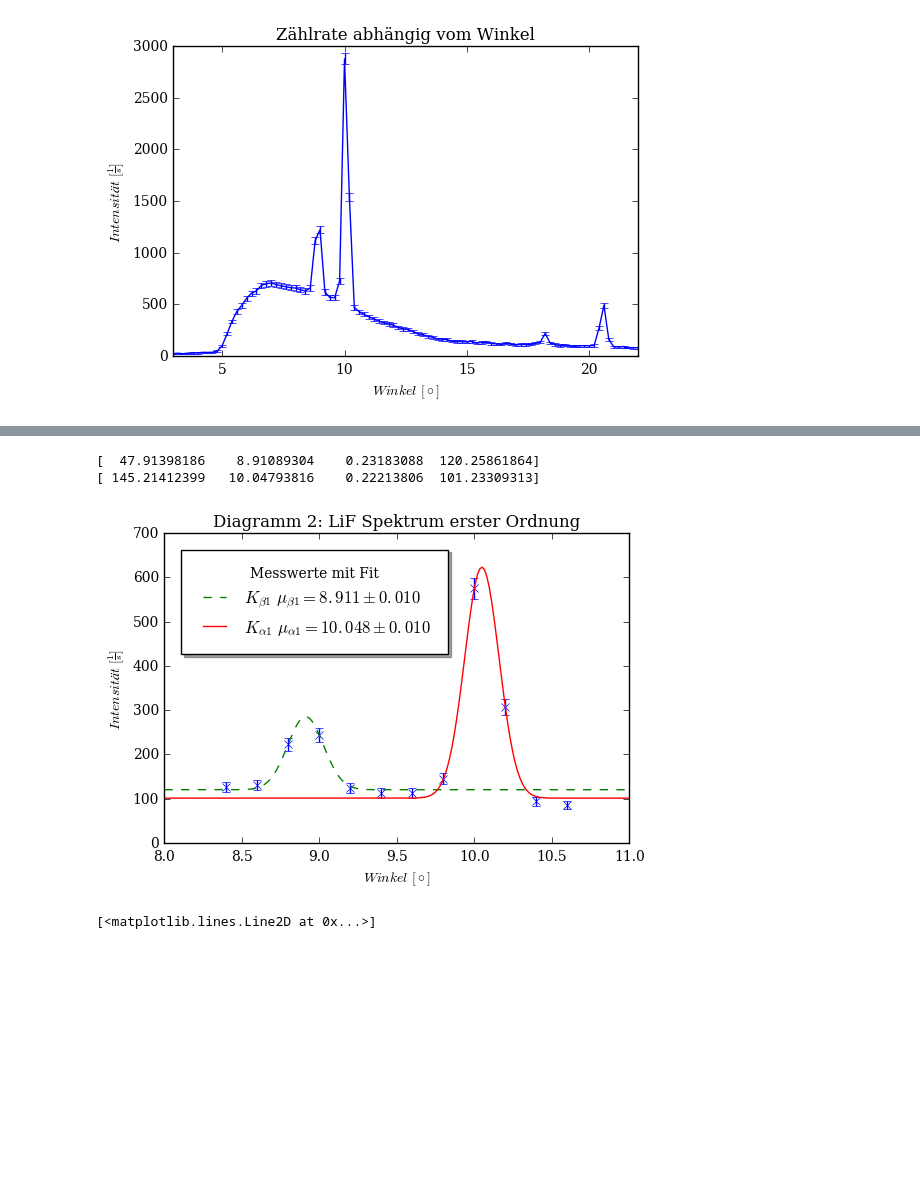
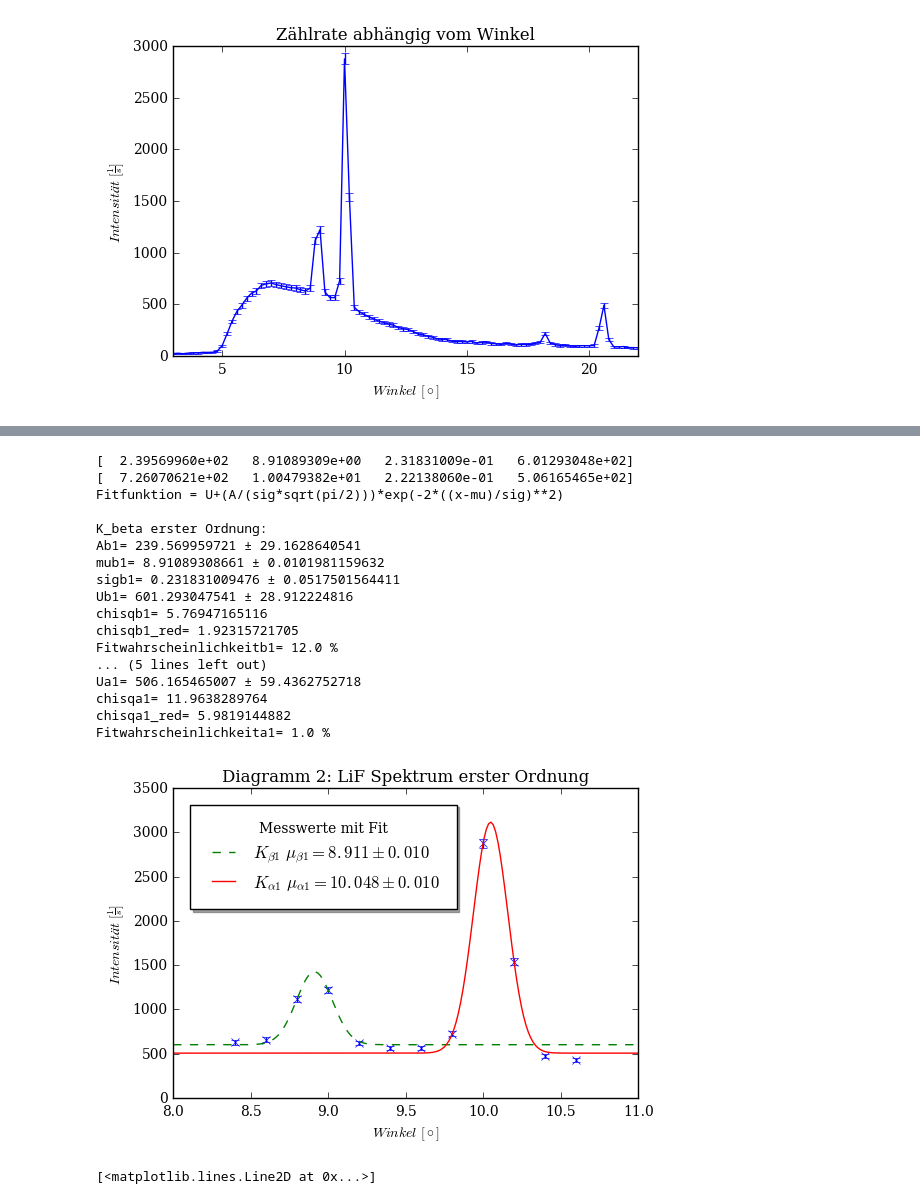
Before and after one commit to woskar/pap2-lab-training, a Jupyter notebook: v255/v255_spektrometer.ipynb, the cells around one changed output, grey strips where cells are left out. Cells and saved outputs as stored; diff of their text form; code cells hidden in the pictures; blank space fills up the shorter version.

Commit message:
data printout and goodness of fit included

```diff
--- a/v255/v255_spektrometer.ipynb
+++ b/v255/v255_spektrometer.ipynb
@@ -102,39 +114,91 @@ Fitwahrscheinlichkeit= 80.0 %
 #Zählrate als Funktion des Winkels, bestimmen der Wellenlängen von Ka und Kb
 
 #Fitfunktion für Peaks
 def gauss(x, A, mu, sig,U):
     return U+(A/(sig*np.sqrt(np.pi/2)))*np.exp(-2*((x-mu)/sig)**2)
 
 #Auswählen des Spektrums erster Ordnung
 ang3=angle[27:39]
 int3=intensity[27:39]
 dint3=dintensity[27:39]
 
 #Gausskurven an die Peaks fitten
-poptb1, pcovb1=curve_fit(gauss,ang3[0:6], int3[0:6], p0=[47,9,0.2,120], sigma=dint3[0:6])
-popta1, pcova1=curve_fit(gauss,ang3[6:11], int3[6:11], p0=[145,10,0.2,100], sigma=dint3[6:11])
+poptb1, pcovb1=curve_fit(gauss,ang3[0:6], int3[0:6], p0=[240,9,0.23,601], sigma=dint3[0:6])
+popta1, pcova1=curve_fit(gauss,ang3[6:11], int3[6:11], p0=[726,10,0.2,500], sigma=dint3[6:11])
+perrb1 = np.sqrt(np.diag(pcovb1))
+perra1 = np.sqrt(np.diag(pcova1))
 x3=np.linspace(8,11,200)
+
+#Güte der Fits bestimmen:
+#Güte Kbeta Linie
+chisqb1=np.sum((gauss(ang3[0:6],*poptb1)-int3[0:6])**2/dint3[0:6]**2)
+dofb1=3
+chisqb1_red=chisqb1/dofb1
+probb1=round(1-chi2.cdf(chisqb1,dofb1),2)*100
+
+#Güte Kalpha Linie
+chisqa1=np.sum((gauss(ang3[6:11],*popta1)-int3[6:11])**2/dint3[6:11]**2)
+dofa1=2
+chisqa1_red=chisqa1/dofa1
+proba1=round(1-chi2.cdf(chisqa1,dofb1),2)*100
+
 
 #Plotten der Punkte und des Fits
 plt.errorbar(ang3, int3,yerr=dint3, linestyle='none', marker='x')
 plt.plot(x3, gauss(x3, *poptb1), linestyle='--', label='$K_{\\beta1}\ \\mu_{\\beta1}=%.3f\pm%.3f$' %(poptb1[1], np.sqrt(pcovb1[1][1])))
 plt.plot(x3, gauss(x3, *popta1), label='$K_{\\alpha1}\ \\mu_{\\alpha1}=%.3f\pm%.3f$' %(popta1[1], np.sqrt(pcova1[1][1])))
 plt.xlabel('$Winkel\ [\circ]$')
 plt.ylabel('$Intensität\ [\\frac{1}{s}]$')
 plt.title('Diagramm 2: LiF Spektrum erster Ordnung')
 plt.rcParams["font.family"]='serif'
 plt.legend(title='Messwerte mit Fit', borderpad=1, borderaxespad=1, loc='best', shadow='true')
 #plt.axis((3, 6.2, 0, 600))
+#\chi_{red}^{2}=%.2f\pm%.2f
 
-#\chi_{red}^{2}=%.2f\pm%.2f
+
+#Ausgeben der rohen Werte
 print (poptb1)
 print (popta1)
+print('Fitfunktion = U+(A/(sig*sqrt(pi/2)))*exp(-2*((x-mu)/sig)**2)')
+print(' ')
+print('K_beta erster Ordnung:')
+print('Ab1=',poptb1[0],'±',perrb1[0])
+print('mub1=',poptb1[1],'±',perrb1[1])
+print('sigb1=',poptb1[2],'±',perrb1[2])
+print('Ub1=',poptb1[3],'±',perrb1[3])
+print('chisqb1=',chisqb1)
+print('chisqb1_red=',chisqb1_red)
+print('Fitwahrscheinlichkeitb1=',probb1,'%')
+print(' ')
+print('K_alpha erster Ordnung:')
+print('Aa1=',popta1[0],'±',perra1[0])
+print('mua1=',popta1[1],'±',perra1[1])
+print('siga1=',popta1[2],'±',perra1[2])
+print('Ua1=',popta1[3],'±',perra1[3])
+print('chisqa1=',chisqa1)
+print('chisqa1_red=',chisqa1_red)
+print('Fitwahrscheinlichkeita1=',proba1,'%')
 
 #plt.savefig('v255_2.pdf',format='pdf')
 # %% [output]
-[  47.91398186    8.91089304    0.23183088  120.25861864]
-[ 145.21412399   10.04793816    0.22213806  101.23309313]
+[  2.39569960e+02   8.91089309e+00   2.31831009e-01   6.01293048e+02]
+[  7.26070621e+02   1.00479382e+01   2.22138060e-01   5.06165465e+02]
+Fitfunktion = U+(A/(sig*sqrt(pi/2)))*exp(-2*((x-mu)/sig)**2)
+
+K_beta erster Ordnung:
+Ab1= 239.569959721 ± 29.1628640541
+mub1= 8.91089308661 ± 0.0101981159632
+sigb1= 0.231831009476 ± 0.0517501564411
+Ub1= 601.293047541 ± 28.912224816
+chisqb1= 5.76947165116
+chisqb1_red= 1.92315721705
+Fitwahrscheinlichkeitb1= 12.0 %
+... (5 lines left out)
+Ua1= 506.165465007 ± 59.4362752718
+chisqa1= 11.9638289764
+chisqa1_red= 5.9819144882
+Fitwahrscheinlichkeita1= 1.0 %
-[figure, old version]
+[figure, new version]
 # %%
 #Auswählen des Spektrums zweiter Ordnung
 ang4=angle[73:93]
```
Also changed, not shown: parts of 3 cells of this notebook.
